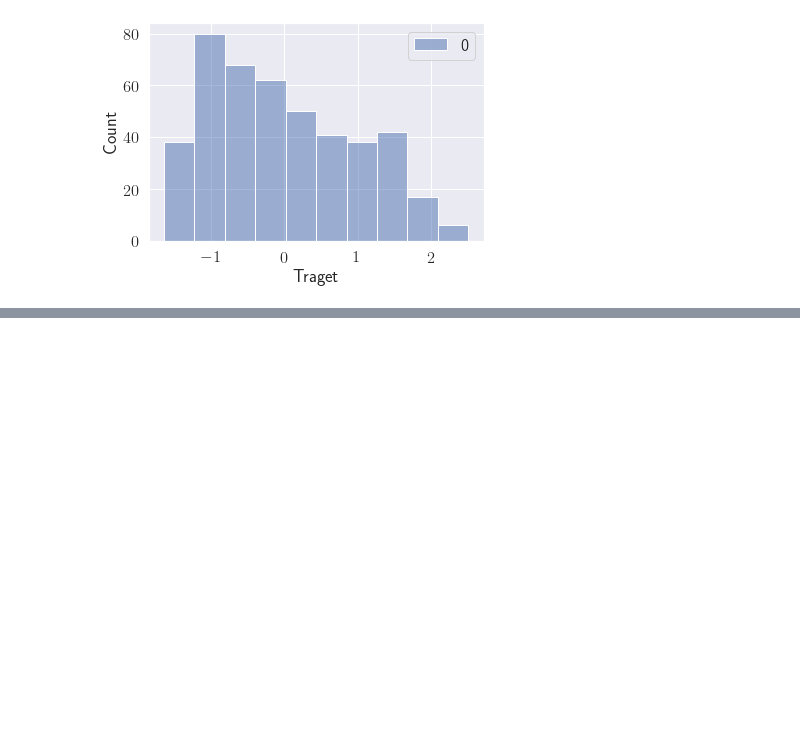
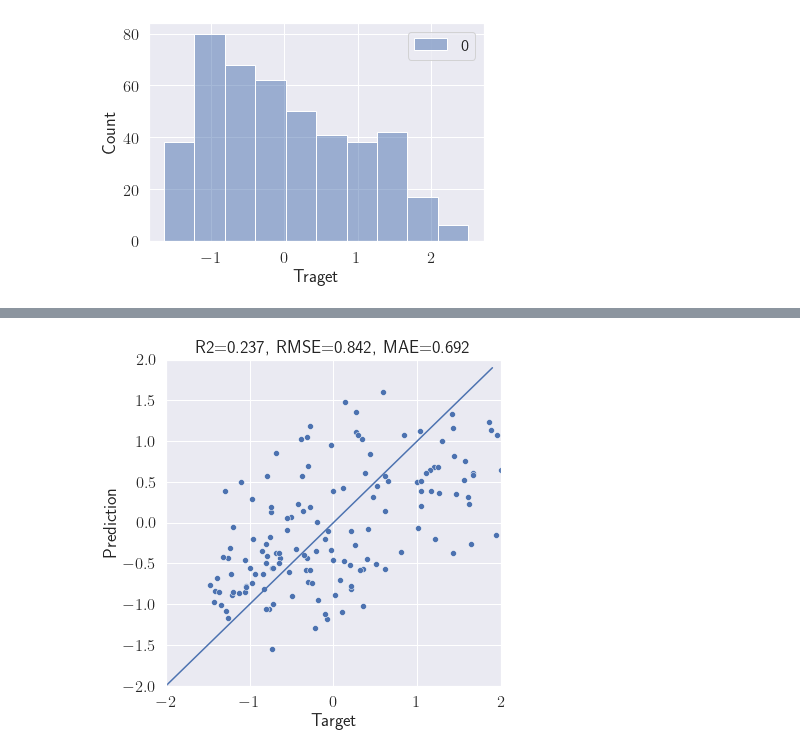
Before and after one commit to denyskononenko/datasciencesnippets, a Jupyter notebook: regress/regreesion_diabetes.ipynb, the cells around one changed output, grey strips where cells are left out. Saved outputs shown, nothing was run; the diff lists cells and outputs as text; code cells hidden in the pictures; blank space fills up the shorter version.

```diff
--- a/regress/regreesion_diabetes.ipynb
+++ b/regress/regreesion_diabetes.ipynb
@@ -204,0 +242,4 @@ print(np.column_stack((Y_test, Y_pred_test)))
+# %%
+plot_model_evaluation(gp_model, X_test, Y_test)
+# %% [output]
+[figure, added]
```
Also changed, not shown: parts of 18 cells of this notebook.
